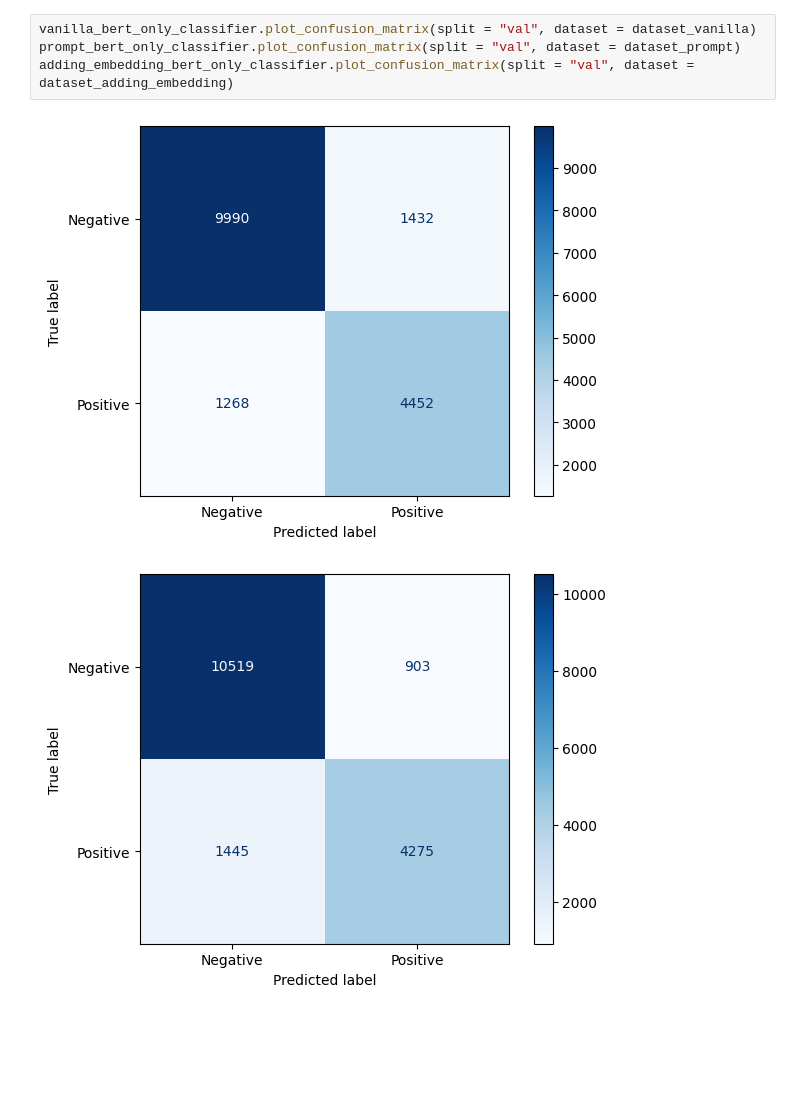
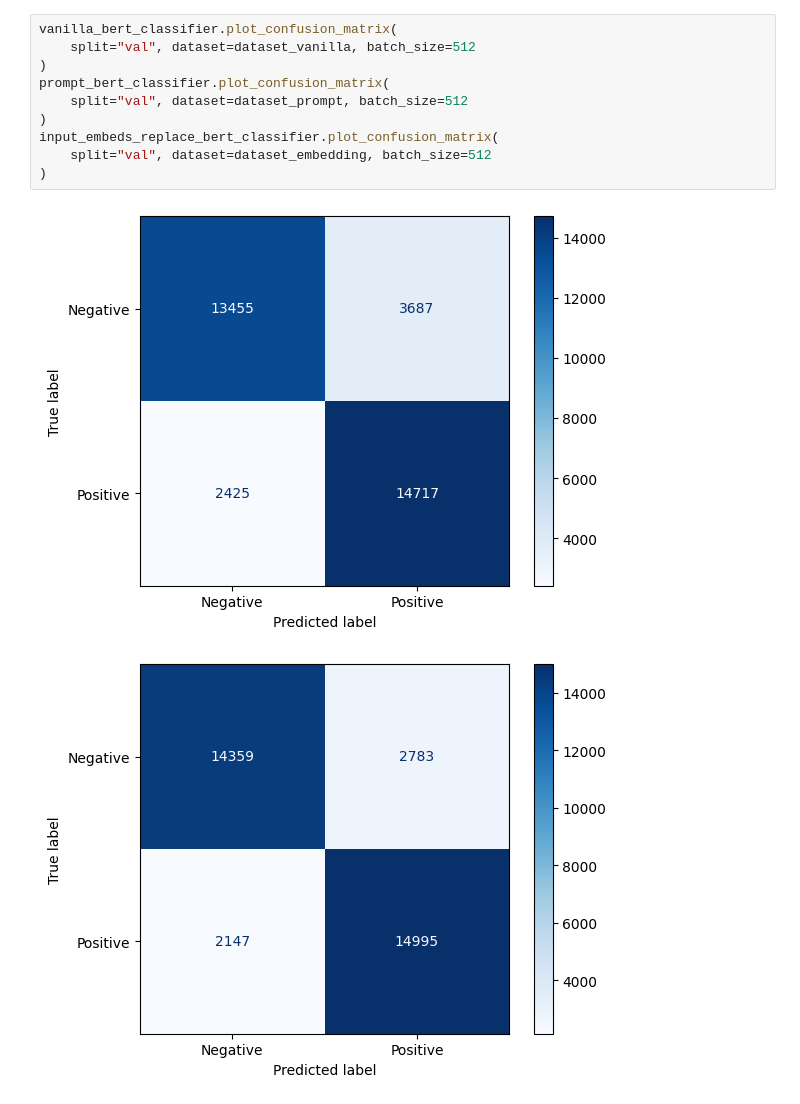
Before and after one commit to AhmadHAW/Hauptprojekt, a Jupyter notebook: evaluation.ipynb, the cells around one changed output. Saved outputs shown, nothing was run; the diff lists cells and outputs as text; blank space fills up the shorter version.

```diff
--- a/evaluation.ipynb
+++ b/evaluation.ipynb
@@ -50,7 +115,13 @@ adding_embedding_bert_only_classifier.plot_training_loss_and_accuracy()
 # %%
-vanilla_bert_only_classifier.plot_confusion_matrix(split = "val", dataset = dataset_vanilla)
-prompt_bert_only_classifier.plot_confusion_matrix(split = "val", dataset = dataset_prompt)
-adding_embedding_bert_only_classifier.plot_confusion_matrix(split = "val", dataset = dataset_adding_embedding)
+vanilla_bert_classifier.plot_confusion_matrix(
+    split="val", dataset=dataset_vanilla, batch_size=512
+)
+prompt_bert_classifier.plot_confusion_matrix(
+    split="val", dataset=dataset_prompt, batch_size=512
+)
+input_embeds_replace_bert_classifier.plot_confusion_matrix(
+    split="val", dataset=dataset_embedding, batch_size=512
+)
 # %% [output]
-[figure, old version]
+[figure, new version]
-[figure, old version]
+[figure, new version]
```
Also changed, not shown: parts of 7 cells of this notebook, 33 other files.
